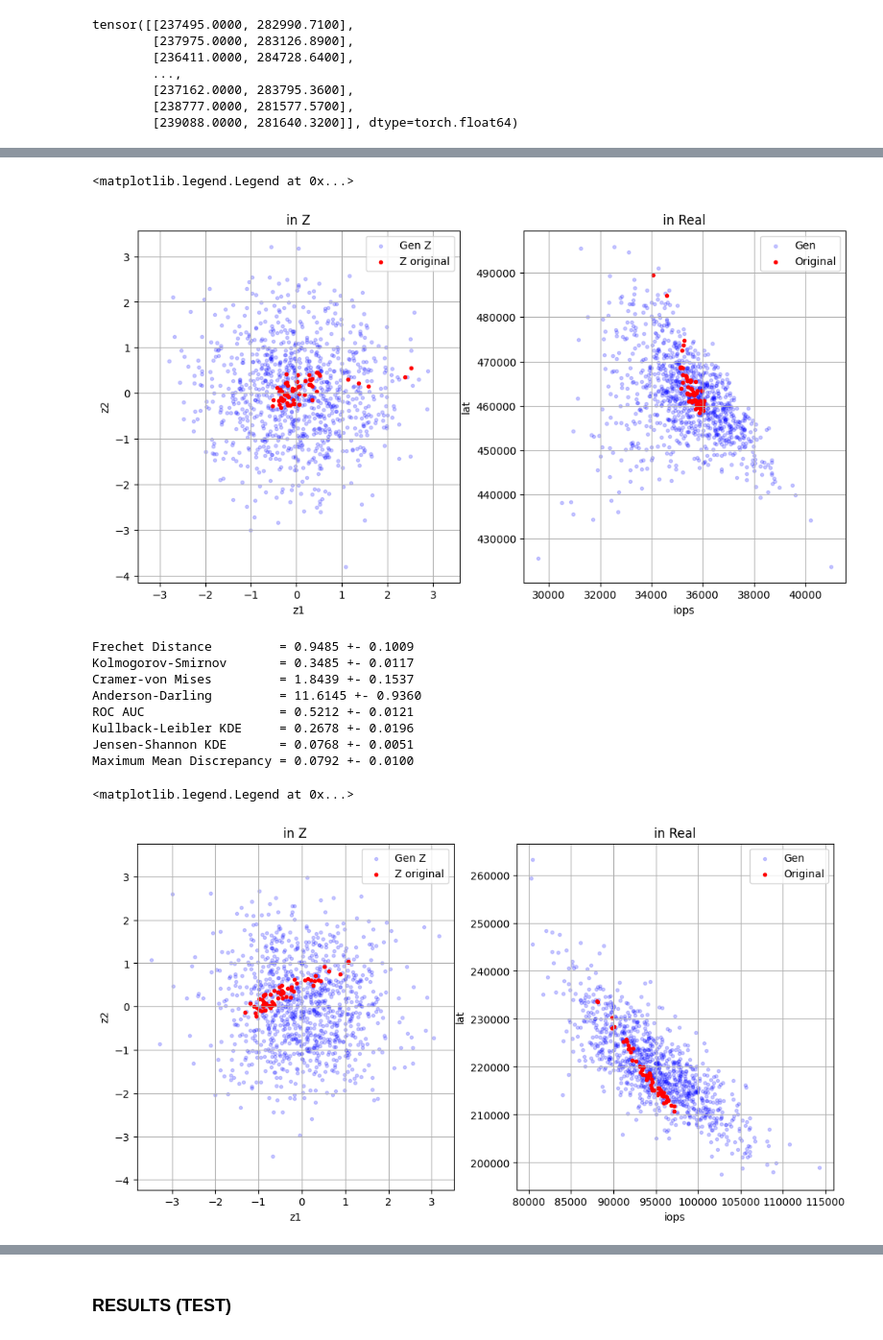
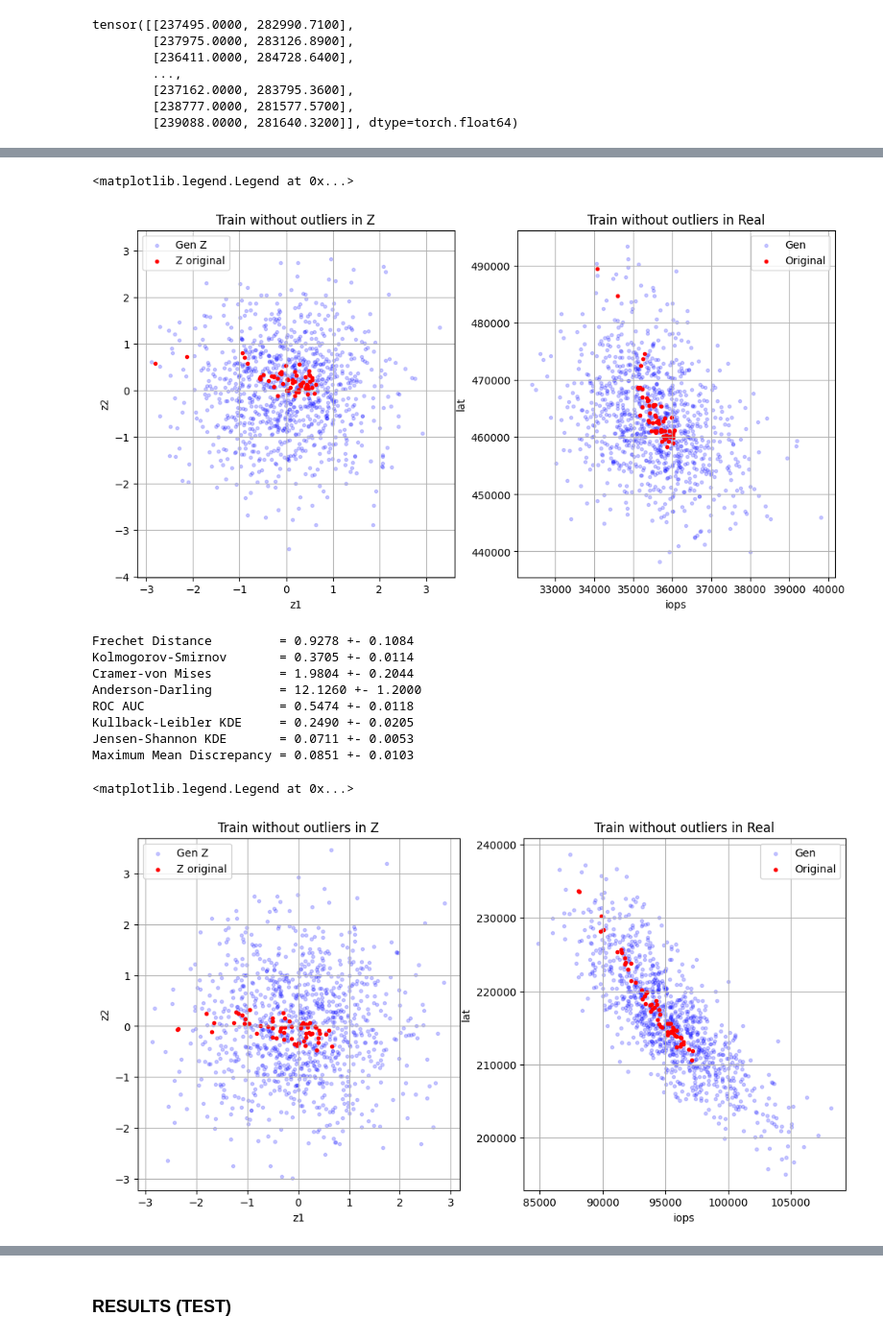
Before and after one commit to juliajones17/reliable_modeling, a Jupyter notebook: notebooks/proj.ipynb, the cells around one changed output, grey strips where cells are left out. Shown at 96% size. Drawn from its saved outputs; the diff is of its cells as text; code cells hidden in the pictures.

```diff
--- a/notebooks/proj.ipynb
+++ b/notebooks/proj.ipynb
@@ -783,7 +791,7 @@ from sklearn.pipeline import make_pipeline
 from probaforms.models import RealNVP
 from probaforms import metrics
 # %%
-train = new_train.copy()
+train = new_train
 scaler = make_pipeline(LogitScaler(eps=0.01), StandardScaler())
 y_tr_ss = scaler.fit_transform(train[['iops', 'lat']].values)
 # y_test_ss = scaler.transform(test[['iops', 'lat']].values)
@@ -791,5 +799,6 @@ stscaler = StandardScaler()
 X_tr_ss = stscaler.fit_transform(train[['block_size', 'n_jobs', 'iodepth', 'read_fraction', 'io_type_num', 'n_disks']].values)
 # X_test_ss = stscaler.transform(test[['block_size', 'n_jobs', 'iodepth', 'read_fraction', 'io_type_num', 'n_disks']].values)
 
-model = RealNVP(lr=0.001, n_layers=12, n_epochs=100, batch_size=64, hidden=(100,)) # 200 , activation='relu'
+model = RealNVP(lr=0.001, n_layers=6, n_epochs=120, batch_size=64, weight_decay=0.001, hidden=(100,100)) # 200 , activation='relu'
+
 model.fit(y_tr_ss, X_tr_ss) # (target, condition)
@@ -966,7 +981,7 @@ fig, (ax1, ax2) = plt.subplots(1, 2, figsize=(12, 6))
 
 ax1.scatter(zgen_iops[2], zgen_lat[2], marker='.', label='Gen Z', color='blue', linewidth=1, alpha=0.2)
 ax1.scatter(ztotal_iops[2], ztotal_lat[2], marker='.', label='Z original', color='red', linewidth=1)
-ax1.set_title("in Z")
+ax1.set_title("Train without outliers in Z")
 ax1.axis('equal')
 ax1.set(xlabel='z1', ylabel='z2')
 ax1.grid()
@@ -974,14 +989,14 @@ ax1.legend()
 
 ax2.scatter(gen_iops[2], gen_lat[2], marker='.', label='Gen', color='blue', linewidth=1, alpha=0.2)
 ax2.scatter(total_iops[2], total_lat[2], marker='.', label='Original', color='red', linewidth=1)
-ax2.set_title("in Real")
+ax2.set_title("Train without outliers in Real")
 # ax2.axis('equal')
 ax2.set(xlabel='iops', ylabel='lat')
 ax2.grid()
 ax2.legend()
 # %% [output]
 <matplotlib.legend.Legend at 0x...>
-[figure, old version]
+[figure, new version]
 # %%
 arr1 = np.array([[el] for el in np.array(ztotal_iops[2])])
 arr2 = np.array([[el] for el in np.array(ztotal_lat[2])])
@@ -990,35 +1005,35 @@ arr4 = np.array([[el] for el in np.array(zgen_lat[2])])
 # %%
 calc_metrics(np.hstack((arr1, arr2)), np.hstack((arr3, arr4)))
 # %% [output]
-Frechet Distance         = 0.9485 +- 0.1009
-Kolmogorov-Smirnov       = 0.3485 +- 0.0117
-Cramer-von Mises         = 1.8439 +- 0.1537
-Anderson-Darling         = 11.6145 +- 0.9360
-ROC AUC                  = 0.5212 +- 0.0121
-Kullback-Leibler KDE     = 0.2678 +- 0.0196
-Jensen-Shannon KDE       = 0.0768 +- 0.0051
-Maximum Mean Discrepancy = 0.0792 +- 0.0100
+Frechet Distance         = 0.9278 +- 0.1084
+Kolmogorov-Smirnov       = 0.3705 +- 0.0114
+Cramer-von Mises         = 1.9804 +- 0.2044
+Anderson-Darling         = 12.1260 +- 1.2000
+ROC AUC                  = 0.5474 +- 0.0118
+Kullback-Leibler KDE     = 0.2490 +- 0.0205
+Jensen-Shannon KDE       = 0.0711 +- 0.0053
+Maximum Mean Discrepancy = 0.0851 +- 0.0103
 # %%
 fig, (ax1, ax2) = plt.subplots(1, 2, figsize=(12, 6))
 
 ax1.scatter(zgen_iops[3], zgen_lat[3], marker='.', label='Gen Z', color='blue', linewidth=1, alpha=0.2)
 ax1.scatter(ztotal_iops[3], ztotal_lat[3], marker='.', label='Z original', color='red', linewidth=1)
-ax1.set_title("in Z")
+ax1.set_title("Train without outliers in Z")
 ax1.axis('equal')
 ax1.set(xlabel='z1', ylabel='z2')
 ax1.grid()
 ax1.legend()
 
 ax2.scatter(gen_iops[3], gen_lat[3], marker='.', label='Gen', color='blue', linewidth=1, alpha=0.2)
 ax2.scatter(total_iops[3], total_lat[3], marker='.', label='Original', color='red', linewidth=1)
-ax2.set_title("in Real")
+ax2.set_title("Train without outliers in Real")
 # ax2.axis('equal')
 ax2.set(xlabel='iops', ylabel='lat')
 ax2.grid()
 ax2.legend()
 # %% [output]
 <matplotlib.legend.Legend at 0x...>
-[figure, old version]
+[figure, new version]
 # %%
 arr1 = np.array([[el] for el in np.array(ztotal_iops[3])])
 arr2 = np.array([[el] for el in np.array(ztotal_lat[3])])
```
Also changed, not shown: parts of 66 cells of this notebook.
